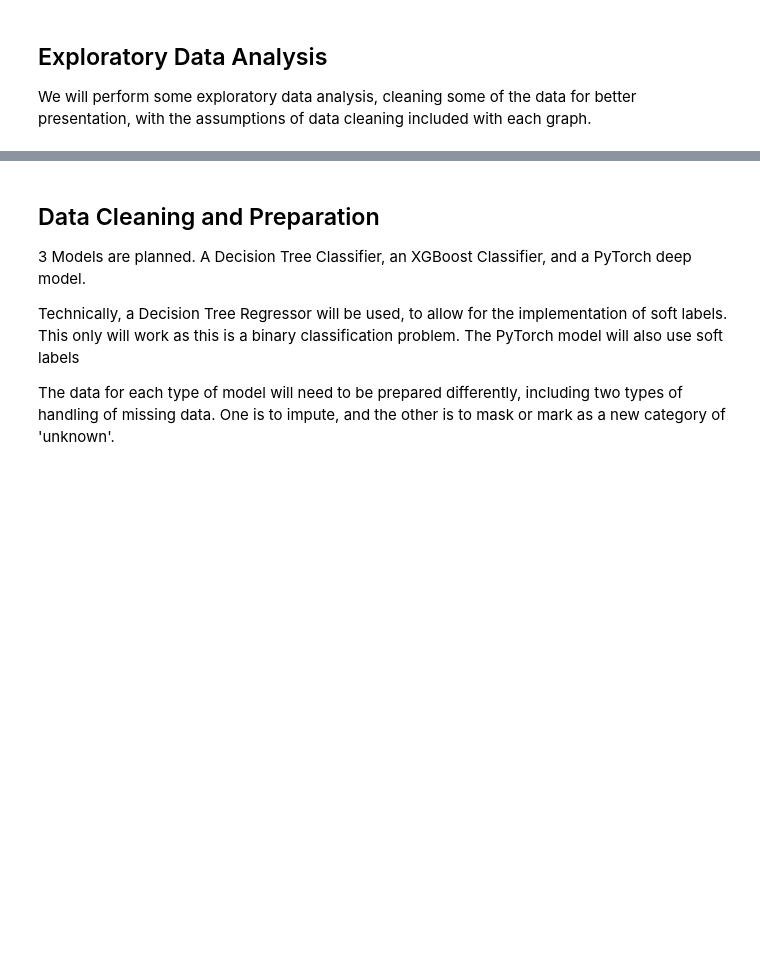
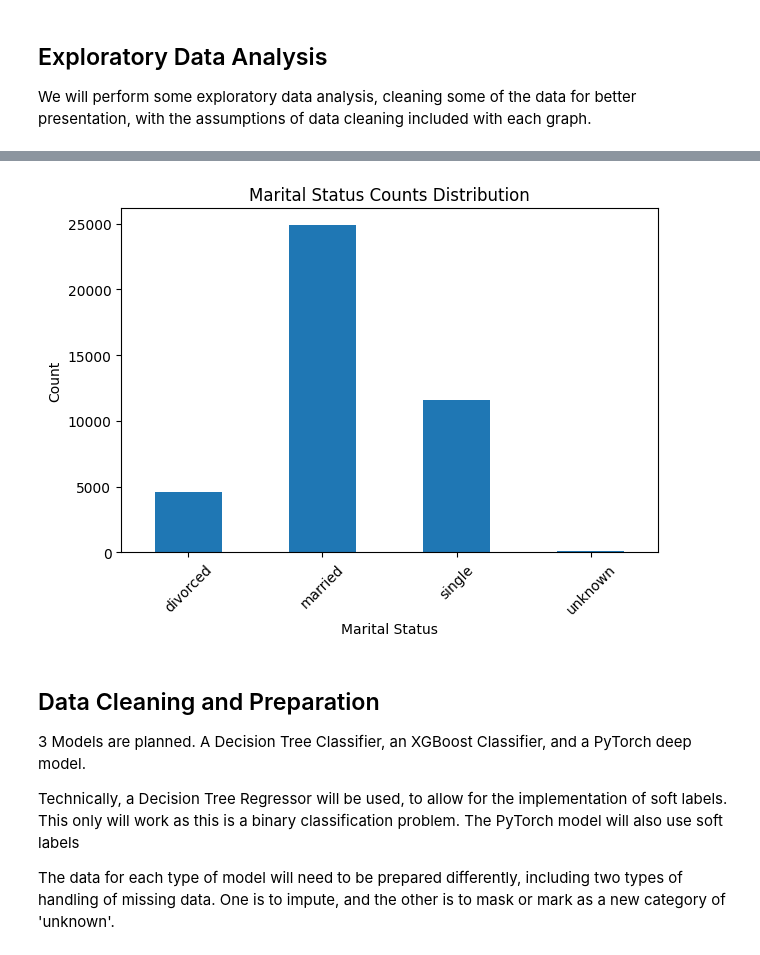
Before and after one commit to AlaTan93/aiap20-tan-song-xin-alastair-872I, a Jupyter notebook: eda.ipynb, the cells around one changed output, grey strips where cells are left out. Cells and saved outputs as stored; diff of their text form; code cells hidden in the pictures; blank space fills up the shorter version.

```diff
--- a/eda.ipynb
+++ b/eda.ipynb
@@ -239,3 +277,15 @@ Age Data After Imputation
+# %%
+bank_df_2 = bank_df.copy()
+
+bank_df_2['Marital Status'].value_counts().sort_index().plot(kind='bar')
+plt.xlabel('Marital Status')
+plt.ylabel('Count')
+plt.xticks(rotation=45)
+plt.title('Marital Status Counts Distribution')
+plt.tight_layout()
+plt.show()
+# %% [output]
+[figure, added]
 # %% [markdown]
 ## Data Cleaning and Preparation
 
```
Also changed, not shown: parts of 6 cells of this notebook.
